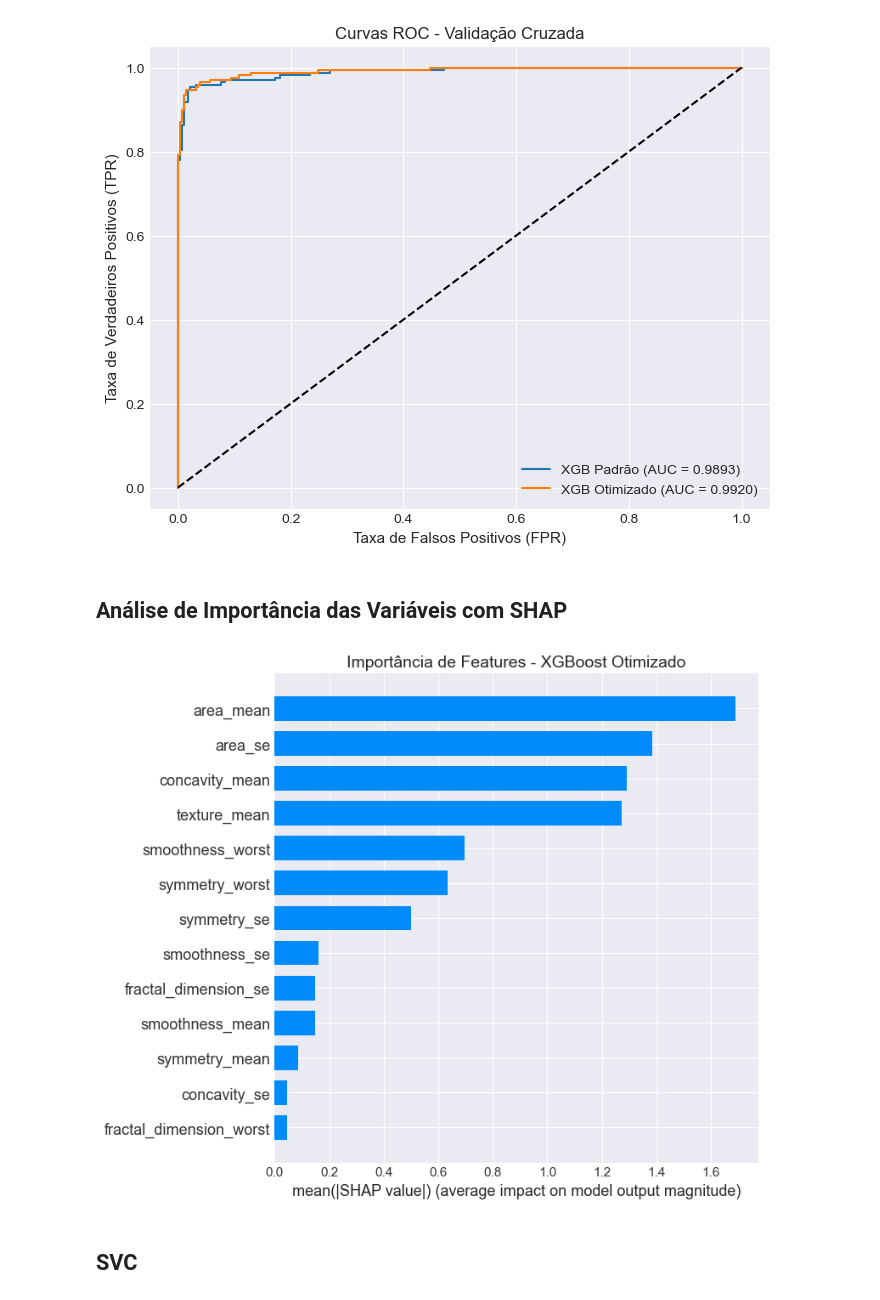
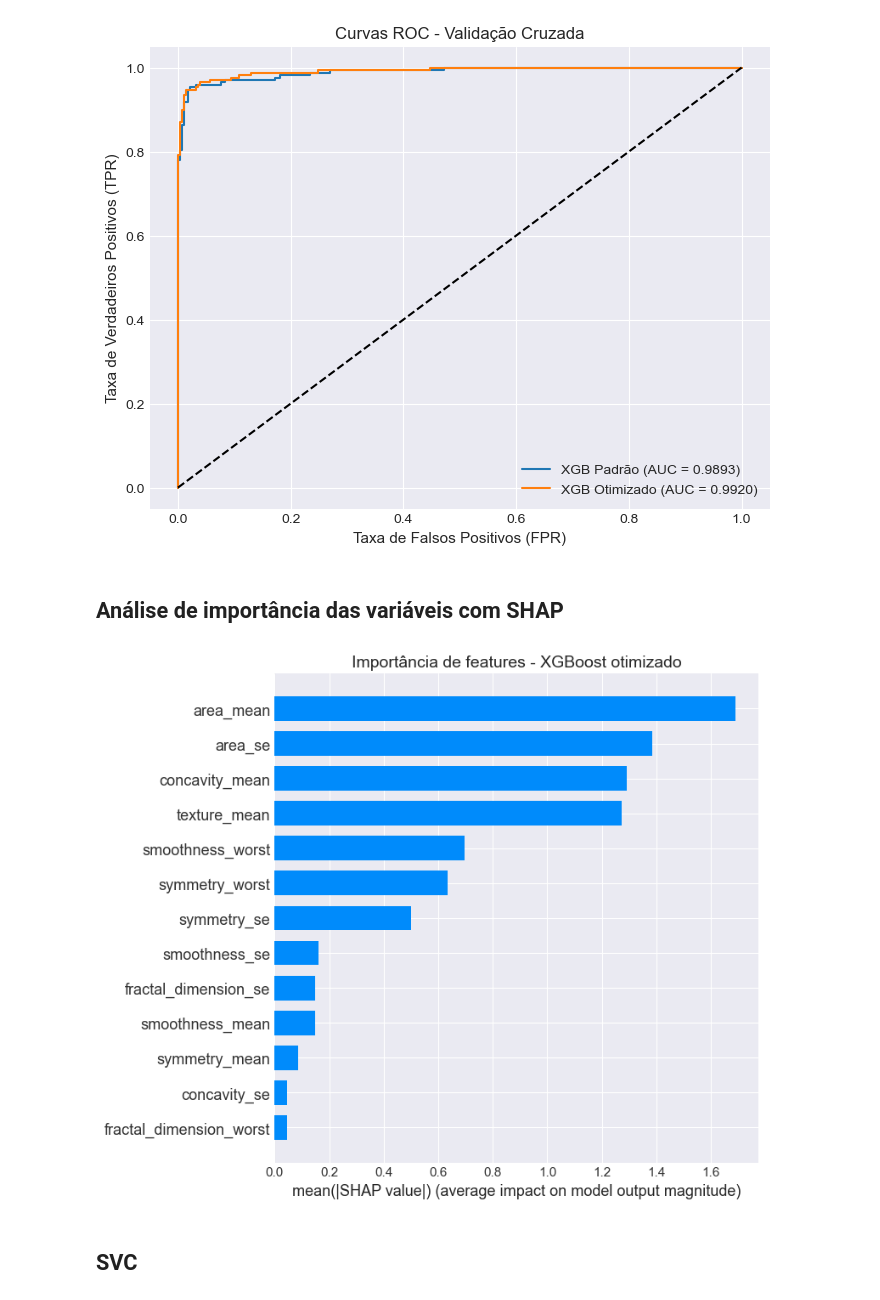
Before and after one commit to kzini/breast_cancer_ML, a Jupyter notebook: notebooks/breast_cancer.ipynb, the cells around one changed output. Drawn from its saved outputs; the diff is of its cells as text; code cells hidden in the pictures.

```diff
--- a/notebooks/breast_cancer.ipynb
+++ b/notebooks/breast_cancer.ipynb
@@ -413,32 +413,32 @@ plot_multiple_roc_auc(models, X_train_fs, y_train.values)
 # %% [output]
 [figure]
 # %% [markdown]
-## Análise de Importância das Variáveis com SHAP
+## Análise de importância das variáveis com SHAP
 # %%
 feature_names = X_train_fs.columns.tolist()
 
 xgb_classifier = xgb_opt_model
 
 explainer = shap.TreeExplainer(
     xgb_classifier,
     feature_names=feature_names
 )
 
 shap_values = explainer.shap_values(X_test_fs)
 
 shap.summary_plot(
     shap_values,
     features=X_test_fs,
     feature_names=feature_names,
     plot_type='bar',
     show=False
 )
 
-plt.title("Importância de Features - XGBoost Otimizado", fontsize=14)
+plt.title("Importância de features - XGBoost otimizado", fontsize=14)
 plt.tight_layout()
 plt.show()
 # %% [output]
-[figure, old version]
+[figure, new version]
 # %% [markdown]
 ## **SVC**
 # %%
```
Also changed, not shown: parts of 18 cells of this notebook.
